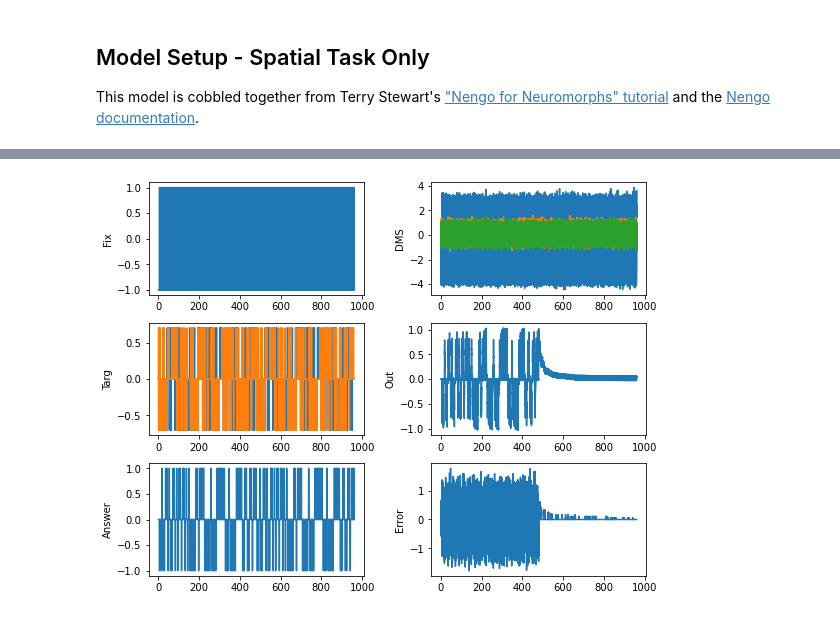
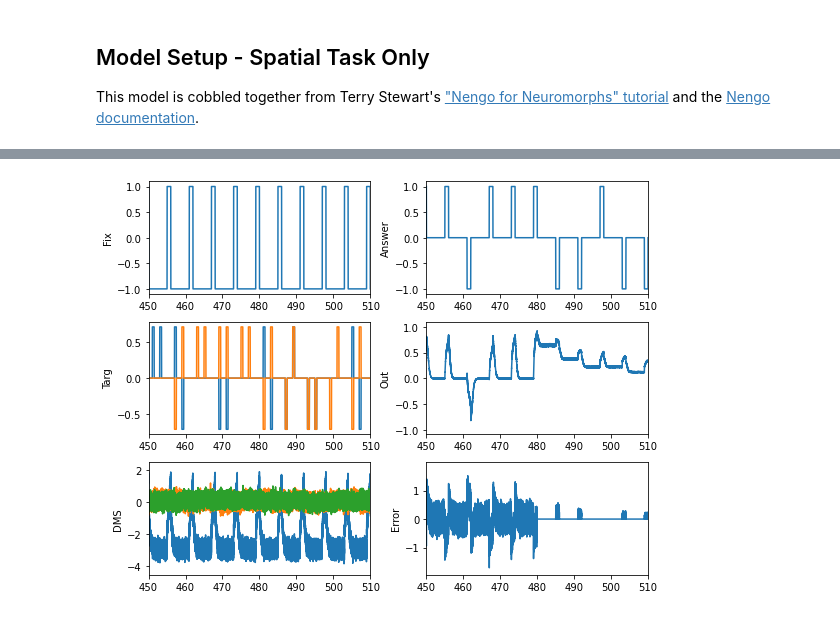
Before and after one commit to neuromorphs/grill-srnn-pfc, a Jupyter notebook: notebooks/01_simplest_srnn.ipynb, the cells around one changed output, grey strips where cells are left out. Cells and saved outputs as stored; diff of their text form; code cells hidden in the pictures.

Commit message:
Fix typo and zoom in on plots

```diff
--- a/notebooks/01_simplest_srnn.ipynb
+++ b/notebooks/01_simplest_srnn.ipynb
@@ -169,7 +167,7 @@ def suppress_error(t):
 def test_dms(net, sim_trials=160):
     sim_time = sim_trials * trial_dur
     with net:
-        net.dms = DMS(tau=0.2, n_neurons=500)
+        net.dms = DMS(tau=0.3, n_neurons=1000)
 
         inhib = nengo.Node(suppress_error)
         nengo.Connection(inhib, net.dms.error.neurons, transform=[[-1]] * net.dms.error.n_neurons)
@@ -188,39 +186,46 @@ def test_dms(net, sim_trials=160):
     return sim, probes
 
 net = nengo.Network()
-sim. probes = test_dms(net)
+sim, probes = test_dms(net)
 # %% [output]
 [interactive output not drawn]
 [interactive output not drawn]
 # %%
 t = sim.trange()
+xrange = [trial_dur*75, trial_dur*85]
 
 plt.figure(figsize=(8, 6))
 
 plt.subplot(3, 2, 1)
 plt.plot(t, sim.data[probes['fix']])
+plt.xlim(xrange)
 plt.ylabel('Fix')
 
 plt.subplot(3, 2, 3)
 plt.plot(t, sim.data[probes['targ']])
+plt.xlim(xrange)
 plt.ylabel('Targ')
 
 plt.subplot(3, 2, 5)
-plt.plot(t, sim.data[probes['answer']])
-plt.ylabel('Answer')
+plt.plot(t, sim.data[probes['dms']])
+plt.xlim(xrange)
+plt.ylabel('DMS')
 
 plt.subplot(3, 2, 2)
-plt.plot(t, sim.data[probes['dms']])
-plt.ylabel('DMS')
+plt.plot(t, sim.data[probes['answer']])
+plt.xlim(xrange)
+plt.ylabel('Answer')
 
 plt.subplot(3, 2, 4)
 plt.plot(t, sim.data[probes['out']])
+plt.xlim(xrange)
 plt.ylabel('Out')
 
 plt.subplot(3, 2, 6)
 plt.plot(t, sim.data[probes['error']])
+plt.xlim(xrange)
 plt.ylabel('Error')
 
 plt.tight_layout()
 # %% [output]
-[figure, old version]
+[figure, new version]
```
Also changed, not shown: parts of 1 cell of this notebook.
